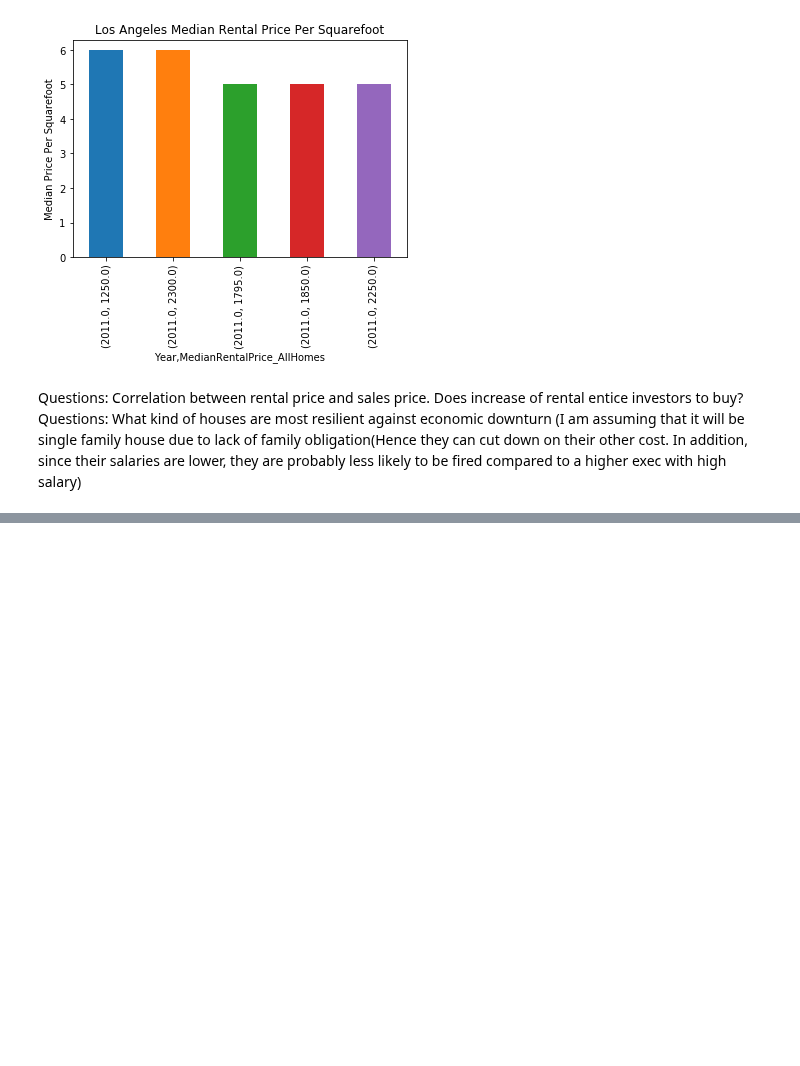
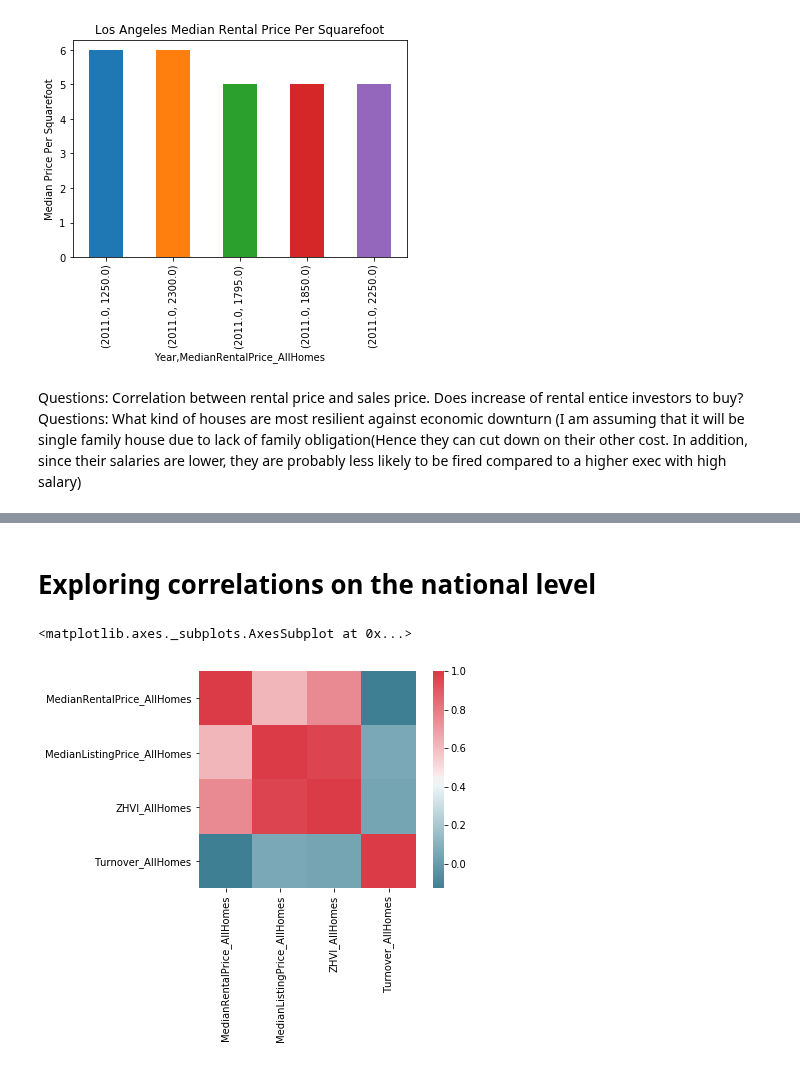
Before and after one commit to dannylo1992/zillow_data, a Jupyter notebook: zillow_housing_data.ipynb, the cells around one changed output, grey strips where cells are left out. Drawn from its saved outputs; the diff is of its cells as text; code cells hidden in the pictures; blank space fills up the shorter version.

```diff
--- a/zillow_housing_data.ipynb
+++ b/zillow_housing_data.ipynb
@@ -159,0 +155,11 @@ Questions: What kind of houses are most resilient against economic downturn
+# %% [markdown]
+# Exploring correlations on the national level
+# %%
+
+df_city2 = df_city[['MedianRentalPrice_AllHomes','MedianListingPrice_AllHomes','ZHVI_AllHomes','Turnover_AllHomes']]
+
+corr1 = df_city2.corr()
+sns.heatmap(corr1,mask=np.zeros_like(corr1, dtype=np.bool), cmap=sns.diverging_palette(220, 10, as_cmap=True), square=True)
+# %% [output]
+<matplotlib.axes._subplots.AxesSubplot at 0x...>
+[figure, added]
```
Also changed, not shown: parts of 9 cells of this notebook.
